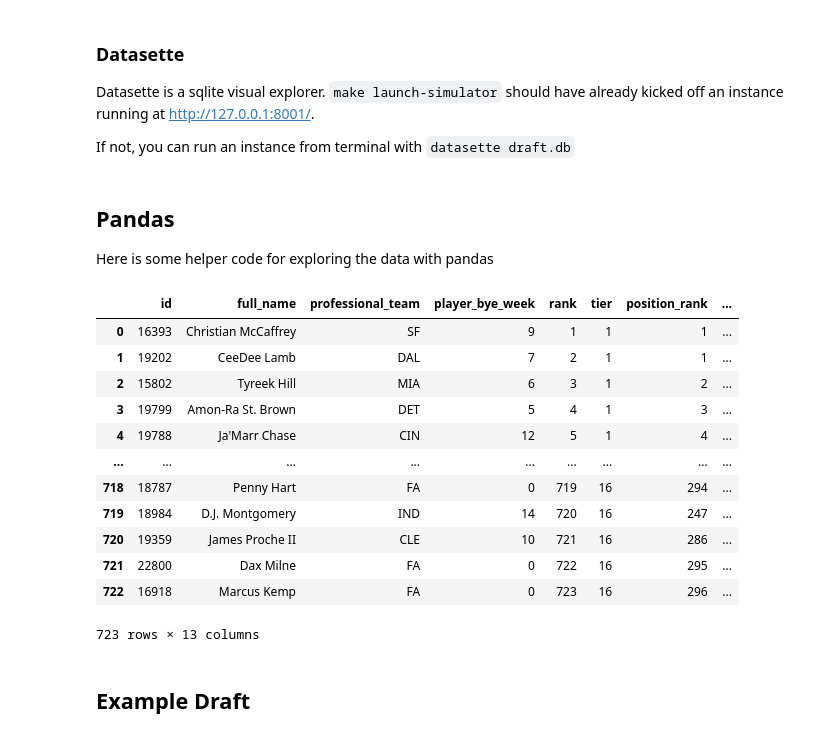
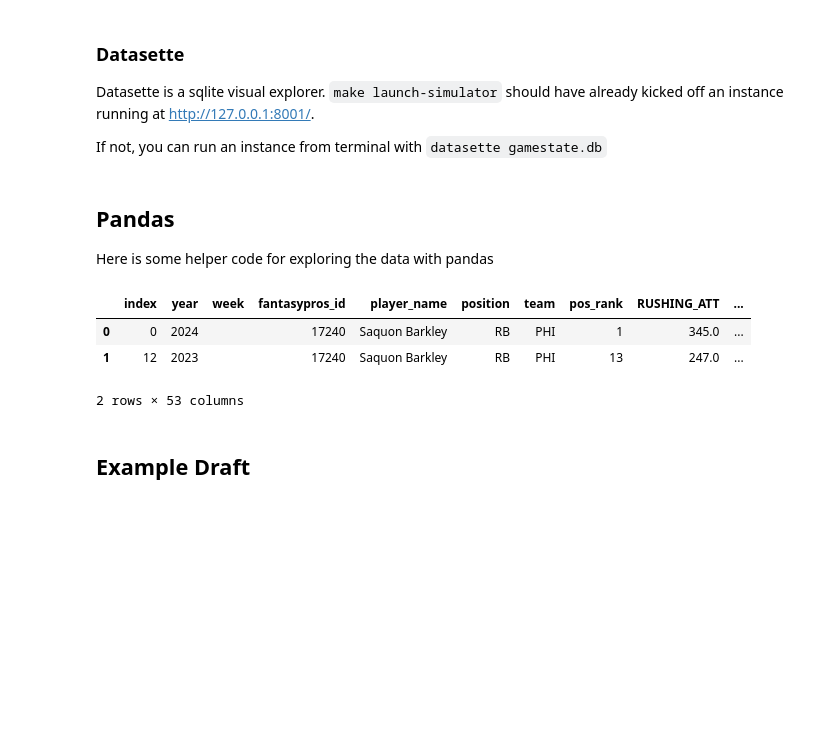
Before and after one commit to mitchwebster/botblitz, a Jupyter notebook: SimulateDraft.ipynb, the cells around one changed output. Drawn from its saved outputs; the diff is of its cells as text; code cells hidden in the pictures; blank space fills up the shorter version.

```diff
--- a/SimulateDraft.ipynb
+++ b/SimulateDraft.ipynb
@@ -6,7 +6,7 @@ init_database(2024)
 
 Datasette is a sqlite visual explorer.  `make launch-simulator` should have already kicked off an instance running at [http://127.0.0.1:8001/](http://127.0.0.1:8001/).
 
-If not, you can run an instance from terminal with `datasette draft.db`
+If not, you can run an instance from terminal with `datasette gamestate.db`
 # %% [markdown]
 ## Pandas
 
@@ -14,24 +14,20 @@ Here is some helper code for exploring the data with pandas
 # %%
 from blitz_env.models import DatabaseManager
 import pandas as pd
 
 db = DatabaseManager()
-df = pd.read_sql("SELECT * FROM players", db.engine)
-df
+preason_df = pd.read_sql("SELECT * FROM season_stats", db.engine) # get game status
+# preason_df.to_csv("season_stats.csv", index=False)
+
+# 17240 == Saquon Barkley FantasyPros
+
+preason_df = pd.read_sql("SELECT * FROM season_stats where fantasypros_id = '17240'", db.engine) # get game status
+preason_df
 # %% [output]
-|  | id | full_name | professional_team | player_bye_week | rank | tier | position_rank | ... |
-| 0 | 16393 | Christian McCaffrey | SF | 9 | 1 | 1 | 1 | ... |
-| 1 | 19202 | CeeDee Lamb | DAL | 7 | 2 | 1 | 1 | ... |
-| 2 | 15802 | Tyreek Hill | MIA | 6 | 3 | 1 | 2 | ... |
-| 3 | 19799 | Amon-Ra St. Brown | DET | 5 | 4 | 1 | 3 | ... |
-| 4 | 19788 | Ja'Marr Chase | CIN | 12 | 5 | 1 | 4 | ... |
-| ... | ... | ... | ... | ... | ... | ... | ... | ... |
-| 718 | 18787 | Penny Hart | FA | 0 | 719 | 16 | 294 | ... |
-| 719 | 18984 | D.J. Montgomery | IND | 14 | 720 | 16 | 247 | ... |
-| 720 | 19359 | James Proche II | CLE | 10 | 721 | 16 | 286 | ... |
-| 721 | 22800 | Dax Milne | FA | 0 | 722 | 16 | 295 | ... |
-| 722 | 16918 | Marcus Kemp | FA | 0 | 723 | 16 | 296 | ... |
+|  | index | year | week | fantasypros_id | player_name | position | team | pos_rank | RUSHING_ATT | ... |
+| 0 | 0 | 2024 |  | 17240 | Saquon Barkley | RB | PHI | 1 | 345.0 | ... |
+| 1 | 12 | 2023 |  | 17240 | Saquon Barkley | RB | PHI | 13 | 247.0 | ... |
-723 rows × 13 columns
+2 rows × 53 columns
 # %% [markdown]
 ## Example Draft
 # %%
```
Also changed, not shown: parts of 6 cells of this notebook, 5 other files.
